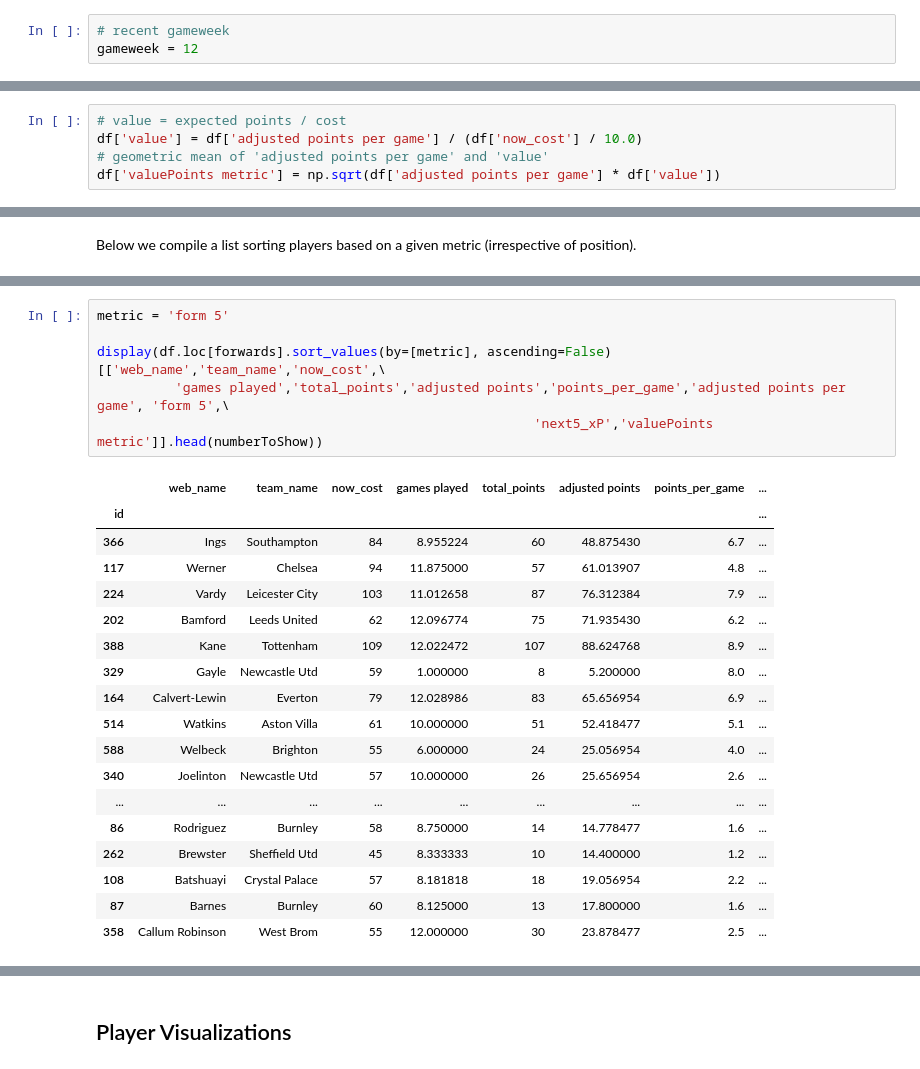
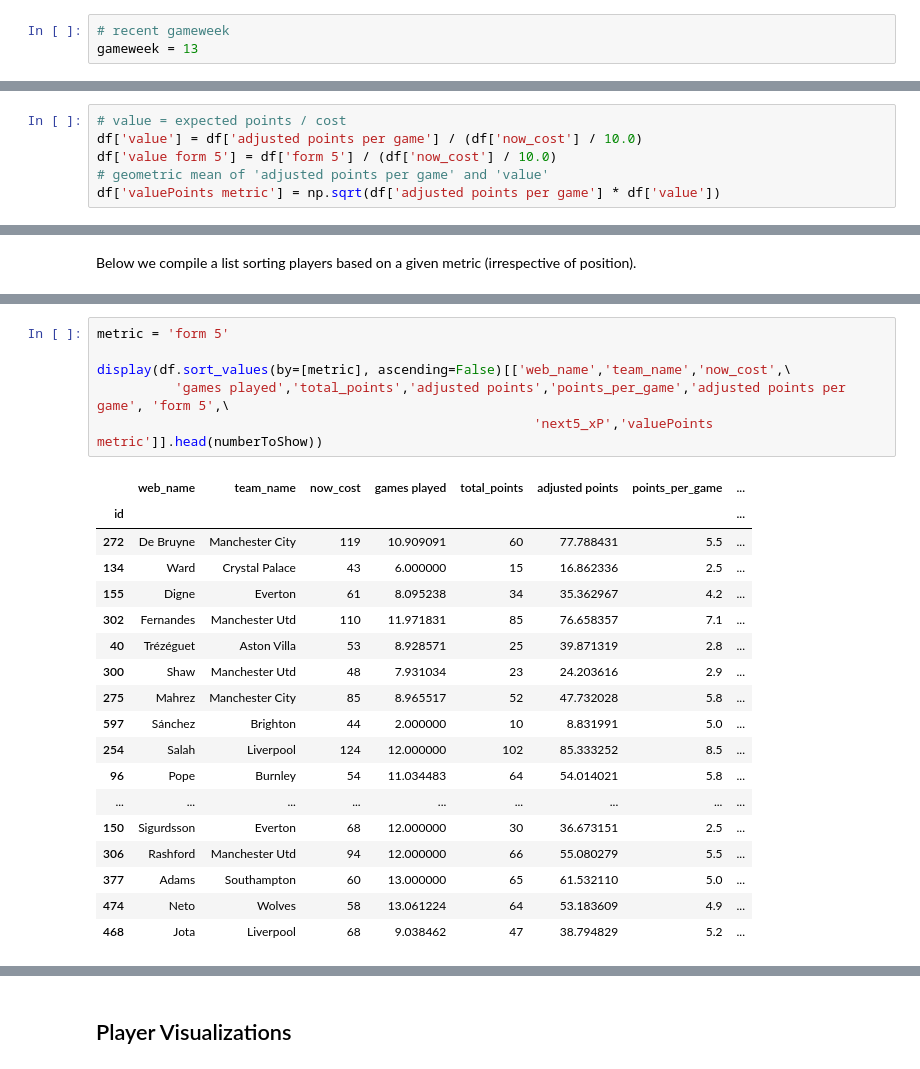
Before and after one commit to jaksticks/Fantasy-Premier-League, a Jupyter notebook: notebooks/playerEvaluation.ipynb, the cells around one changed output, grey strips where cells are left out. Saved outputs shown, nothing was run; the diff lists cells and outputs as text.

```diff
--- a/notebooks/playerEvaluation.ipynb
+++ b/notebooks/playerEvaluation.ipynb
@@ -4,7 +4,7 @@
 Here we compare players based on their adjusted points. Also, we calculate some useful metrics using the adjusted points to further evaluate player performance in FPL.
 # %%
 # recent gameweek
-gameweek = 12
+gameweek = 13
 # %%
 # import basic libraries
 import pandas as pd
@@ -37,6 +37,7 @@ The value points is calculated as the geometric mean of a players adjusted point
 # %%
 # value = expected points / cost
 df['value'] = df['adjusted points per game'] / (df['now_cost'] / 10.0)
+df['value form 5'] = df['form 5'] / (df['now_cost'] / 10.0)
 # geometric mean of 'adjusted points per game' and 'value'
 df['valuePoints metric'] = np.sqrt(df['adjusted points per game'] * df['value'])
 # %%
@@ -210,26 +211,26 @@ display(df[minGames & midfielders & (df['now_cost']<63)].sort_values(by=[metric]
 # %%
 metric = 'form 5'
 
-display(df.loc[forwards].sort_values(by=[metric], ascending=False)[['web_name','team_name','now_cost',\
+display(df.sort_values(by=[metric], ascending=False)[['web_name','team_name','now_cost',\
           'games played','total_points','adjusted points','points_per_game','adjusted points per game', 'form 5',\
                                                         'next5_xP','valuePoints metric']].head(numberToShow))
 # %% [output]
 |  | web_name | team_name | now_cost | games played | total_points | adjusted points | points_per_game | ... |
 | id |  |  |  |  |  |  |  | ... |
-| 366 | Ings | Southampton | 84 | 8.955224 | 60 | 48.875430 | 6.7 | ... |
-| 117 | Werner | Chelsea | 94 | 11.875000 | 57 | 61.013907 | 4.8 | ... |
-| 224 | Vardy | Leicester City | 103 | 11.012658 | 87 | 76.312384 | 7.9 | ... |
-| 202 | Bamford | Leeds United | 62 | 12.096774 | 75 | 71.935430 | 6.2 | ... |
-| 388 | Kane | Tottenham | 109 | 12.022472 | 107 | 88.624768 | 8.9 | ... |
-| 329 | Gayle | Newcastle Utd | 59 | 1.000000 | 8 | 5.200000 | 8.0 | ... |
-| 164 | Calvert-Lewin | Everton | 79 | 12.028986 | 83 | 65.656954 | 6.9 | ... |
-| 514 | Watkins | Aston Villa | 61 | 10.000000 | 51 | 52.418477 | 5.1 | ... |
-| 588 | Welbeck | Brighton | 55 | 6.000000 | 24 | 25.056954 | 4.0 | ... |
-| 340 | Joelinton | Newcastle Utd | 57 | 10.000000 | 26 | 25.656954 | 2.6 | ... |
+| 272 | De Bruyne | Manchester City | 119 | 10.909091 | 60 | 77.788431 | 5.5 | ... |
+| 134 | Ward | Crystal Palace | 43 | 6.000000 | 15 | 16.862336 | 2.5 | ... |
+| 155 | Digne | Everton | 61 | 8.095238 | 34 | 35.362967 | 4.2 | ... |
+| 302 | Fernandes | Manchester Utd | 110 | 11.971831 | 85 | 76.658357 | 7.1 | ... |
+| 40 | Trézéguet | Aston Villa | 53 | 8.928571 | 25 | 39.871319 | 2.8 | ... |
+| 300 | Shaw | Manchester Utd | 48 | 7.931034 | 23 | 24.203616 | 2.9 | ... |
+| 275 | Mahrez | Manchester City | 85 | 8.965517 | 52 | 47.732028 | 5.8 | ... |
+| 597 | Sánchez | Brighton | 44 | 2.000000 | 10 | 8.831991 | 5.0 | ... |
+| 254 | Salah | Liverpool | 124 | 12.000000 | 102 | 85.333252 | 8.5 | ... |
+| 96 | Pope | Burnley | 54 | 11.034483 | 64 | 54.014021 | 5.8 | ... |
 | ... | ... | ... | ... | ... | ... | ... | ... | ... |
-| 86 | Rodriguez | Burnley | 58 | 8.750000 | 14 | 14.778477 | 1.6 | ... |
-| 262 | Brewster | Sheffield Utd | 45 | 8.333333 | 10 | 14.400000 | 1.2 | ... |
-| 108 | Batshuayi | Crystal Palace | 57 | 8.181818 | 18 | 19.056954 | 2.2 | ... |
-| 87 | Barnes | Burnley | 60 | 8.125000 | 13 | 17.800000 | 1.6 | ... |
-| 358 | Callum Robinson | West Brom | 55 | 12.000000 | 30 | 23.878477 | 2.5 | ... |
+| 150 | Sigurdsson | Everton | 68 | 12.000000 | 30 | 36.673151 | 2.5 | ... |
+| 306 | Rashford | Manchester Utd | 94 | 12.000000 | 66 | 55.080279 | 5.5 | ... |
+| 377 | Adams | Southampton | 60 | 13.000000 | 65 | 61.532110 | 5.0 | ... |
+| 474 | Neto | Wolves | 58 | 13.061224 | 64 | 53.183609 | 4.9 | ... |
+| 468 | Jota | Liverpool | 68 | 9.038462 | 47 | 38.794829 | 5.2 | ... |
 # %%
```
Also changed, not shown: parts of 9 cells of this notebook, 6 other files.
